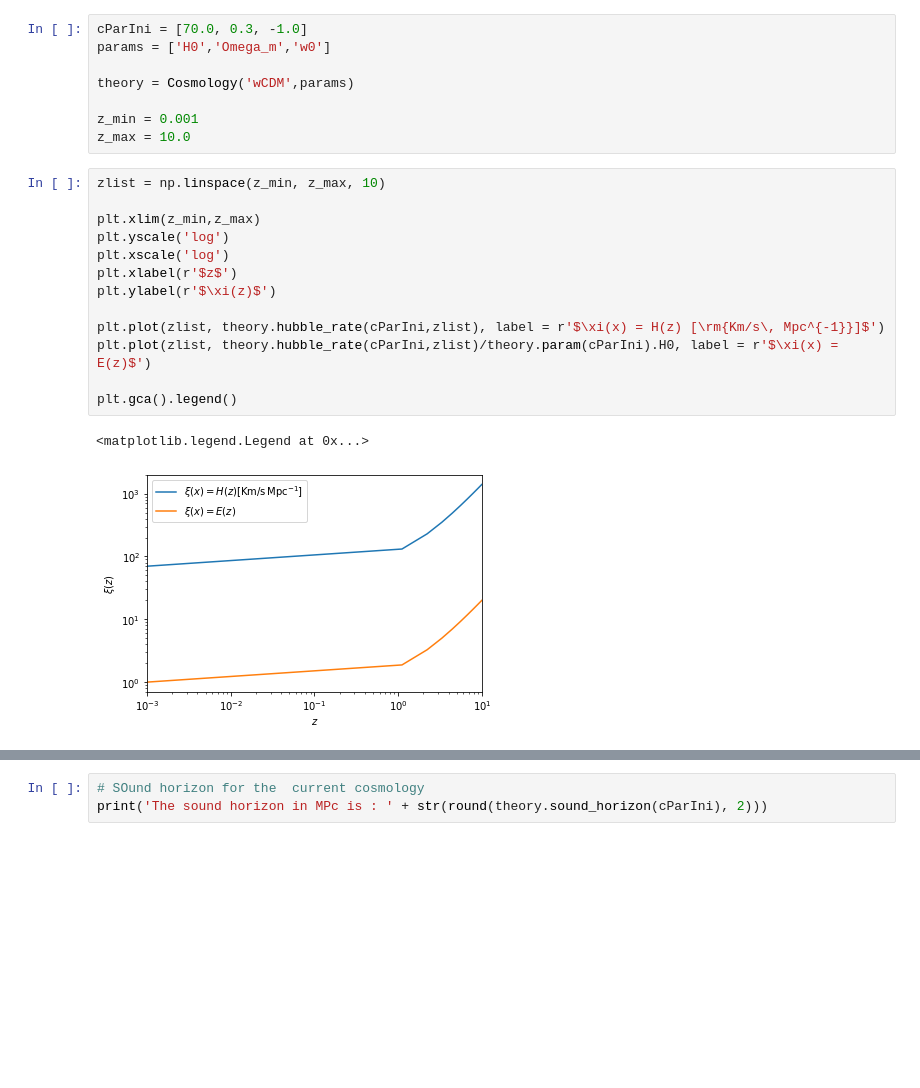
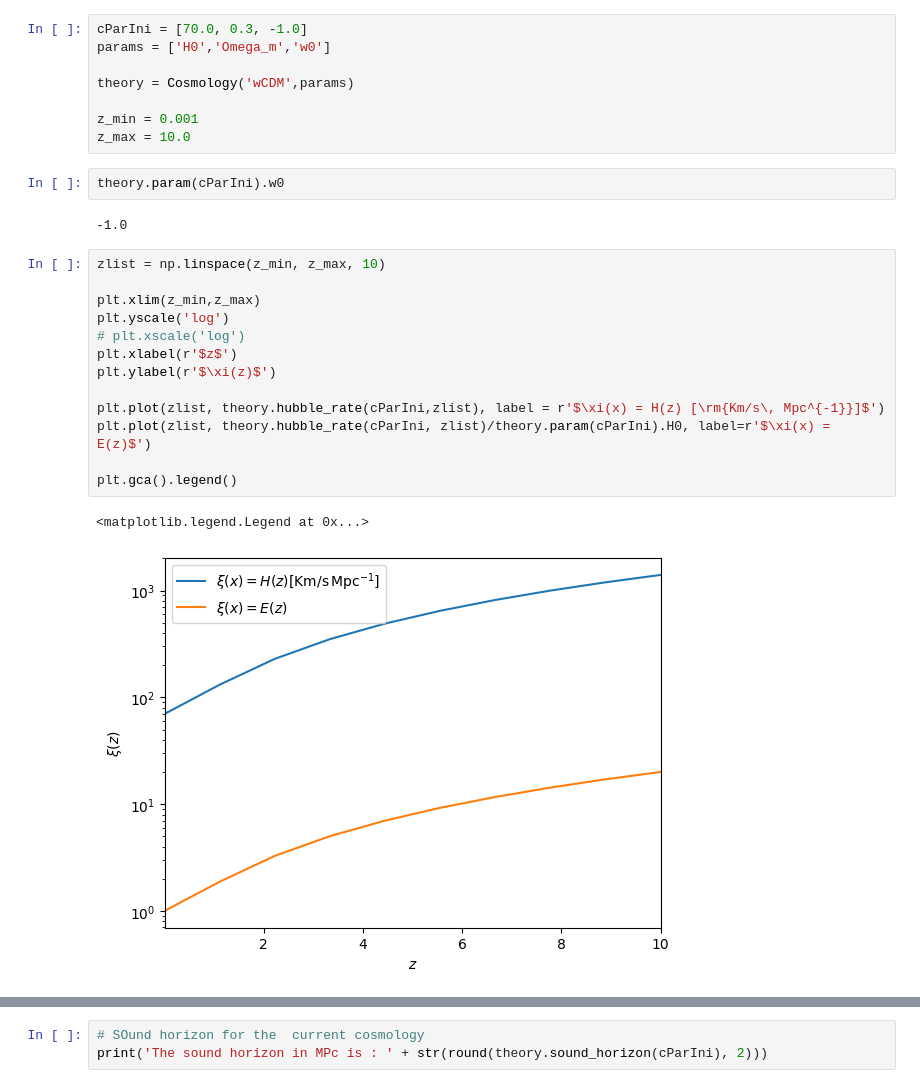
Before and after one commit to cosomelet/marcia, a Jupyter notebook: Notebooks/Validation.ipynb, the cells around one changed output, grey strips where cells are left out. Saved outputs shown, nothing was run; the diff lists cells and outputs as text; blank space fills up the shorter version.

```diff
--- a/Notebooks/Validation.ipynb
+++ b/Notebooks/Validation.ipynb
@@ -22,21 +22,25 @@ theory = Cosmology('wCDM',params)
 
 z_min = 0.001
 z_max = 10.0
+# %%
+theory.param(cParIni).w0
+# %% [output]
+-1.0
 # %%
 zlist = np.linspace(z_min, z_max, 10)
 
 plt.xlim(z_min,z_max)
 plt.yscale('log')
-plt.xscale('log')
+# plt.xscale('log')
 plt.xlabel(r'$z$')
 plt.ylabel(r'$\xi(z)$')
 
 plt.plot(zlist, theory.hubble_rate(cParIni,zlist), label = r'$\xi(x) = H(z) [\rm{Km/s\, Mpc^{-1}}]$')
-plt.plot(zlist, theory.hubble_rate(cParIni,zlist)/theory.param(cParIni).H0, label = r'$\xi(x) = E(z)$')
+plt.plot(zlist, theory.hubble_rate(cParIni, zlist)/theory.param(cParIni).H0, label=r'$\xi(x) = E(z)$')
 
 plt.gca().legend()
 # %% [output]
 <matplotlib.legend.Legend at 0x...>
-[figure, old version]
+[figure, new version]
 # %%
 plt.xlim(z_min,z_max)
```
Also changed, not shown: parts of 2 cells of this notebook, 3 other files.
